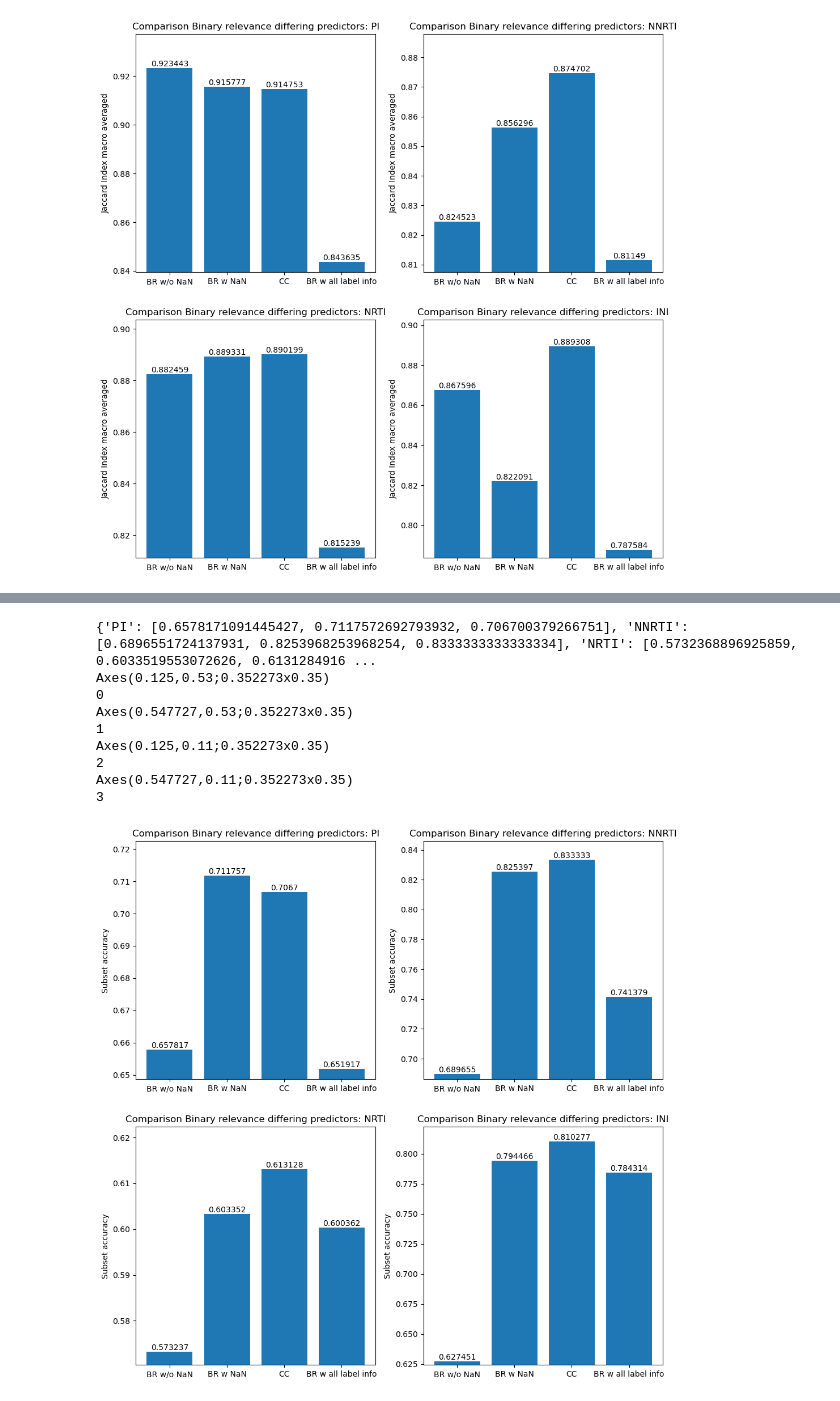
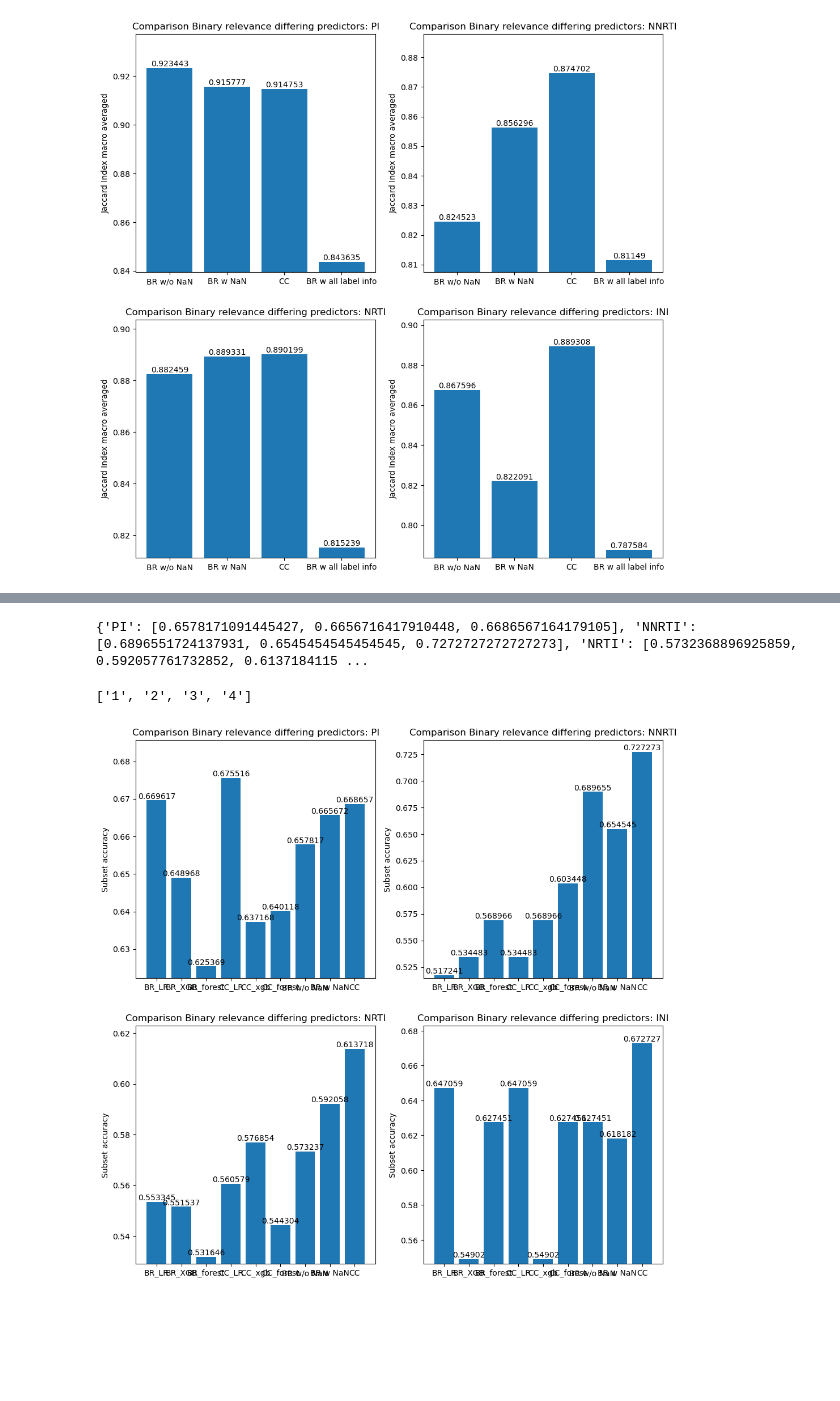
Before and after one commit to FloAvis/Masterthesis_TabPFN_HIV, a Jupyter notebook: statistics/Benchmark_statistics.ipynb, the cells around one changed output, grey strips where cells are left out. Saved outputs shown, nothing was run; the diff lists cells and outputs as text; code cells hidden in the pictures; blank space fills up the shorter version.

Commit message:
k fold prediction benchmarks

```diff
--- a/statistics/Benchmark_statistics.ipynb
+++ b/statistics/Benchmark_statistics.ipynb
@@ -206,3 +196,40 @@ df_sub_accs = pd.DataFrame(sub_accs)
+# %%
+files = ["Binary_Relevance_MOC_prediction.csv", "Binary_Relevance_homebrew_prediction.csv", "Classifier_Chain_homebrew_prediction.csv"]
+
+sub_accs_tabpfn = {}
+jacc_macro = {}
+
+
+for path in filepath_list:
+
+    acc_list = []
+
+    for file in files:
+        results = pd.read_csv(path + file)
+
+        results.dropna(subset=results.columns[results.columns.str.startswith('True_')].tolist(), inplace=True)
+
+        true_labels = results.filter(regex="True_*")
+        pred_labels = results.filter(regex="Pred_*")
+
+        sub_acc = utils.subset_acc(true_labels, pred_labels, nan_mode="ignore")
+
+        #print(jaccard_score(true_labels, pred_labels, average="samples"))
+        #print(jaccard_score(true_labels, pred_labels, average="macro"))
+        acc_list.append(sub_acc)
+
+    sub_accs_tabpfn.update({path.split("/")[-1].strip("_"):acc_list})
+
+print(sub_accs_tabpfn)
+# %% [output]
+{'PI': [0.6578171091445427, 0.6656716417910448, 0.6686567164179105], 'NNRTI': [0.6896551724137931, 0.6545454545454545, 0.7272727272727273], 'NRTI': [0.5732368896925859, 0.592057761732852, 0.6137184115 ...
+# %%
+test1 = list(np.array(["1", "2"]))
+test2 = list(np.array(["3", "4"]))
+
+print(test1 + test2)
+# %% [output]
+['1', '2', '3', '4']
 # %%
 """subset accuracy ignoring missing labels"""
 """
@@ -271,47 +298,38 @@ for path, target in zip(filepath_list_ml, targets):
     #print(true_labels)
     #print(pred_labels)
 
     sub_accs[target].append(utils.subset_acc(pred_labels, true_labels))
 
 #print(sub_accs)
 
 df_sub_accs = pd.DataFrame(sub_accs)
 """
 
 
-models_w_TabPFN = ["BR w/o NaN", "BR w NaN", "CC", "BR w all label info"]
+models_w_TabPFN = ["BR w/o NaN", "BR w NaN", "CC"]
 
 fig, axs = plt.subplots(2, 2, figsize=(12, 12))
 
 axs = axs.flatten()
 
 for i, drug in enumerate(df_sub_accs.columns.values.tolist()):
 
-    print(axs[i])
-    print(i)
-
-    p = axs[i].bar(models_w_TabPFN, df_sub_accs[drug])
+    benchmarks = np.array(sub_accs[drug]).flatten()
+    results = list(benchmarks) + sub_accs_tabpfn[drug]
+    labels = ml_models + models_w_TabPFN
+    p = axs[i].bar(labels, results)
 
     axs[i].bar_label(p, label_type="edge")
 
     #axs[i].set_xticks(x)
     #axs[i].set_xticklabels(target_ml["Drug"])
     axs[i].set_ylabel('Subset accuracy')
-    axs[i].set_ylim(max(0, df_sub_accs[drug].min()* 0.995), min(1.0, df_sub_accs[drug].max()  * 1.015))
+    axs[i].set_ylim(max(0, min(results) * 0.995), min(1.0, max(results)  * 1.015))
     axs[i].set_title('Comparison Binary relevance differing predictors: ' + drug)
 
 
 
 
-plt.savefig("../figures/BR_CC_comparison_woNaN.png")
+#plt.savefig("../figures/BR_CC_comparison_woNaN.png")
 # %% [output]
-{'PI': [0.6578171091445427, 0.7117572692793932, 0.706700379266751], 'NNRTI': [0.6896551724137931, 0.8253968253968254, 0.8333333333333334], 'NRTI': [0.5732368896925859, 0.6033519553072626, 0.6131284916 ...
-Axes(0.125,0.53;0.352273x0.35)
-0
-Axes(0.547727,0.53;0.352273x0.35)
-1
-Axes(0.125,0.11;0.352273x0.35)
-2
-Axes(0.547727,0.11;0.352273x0.35)
-3
-[figure, old version]
+[figure, new version]
```
Also changed, not shown: parts of 2 cells of this notebook, 2 other files.
